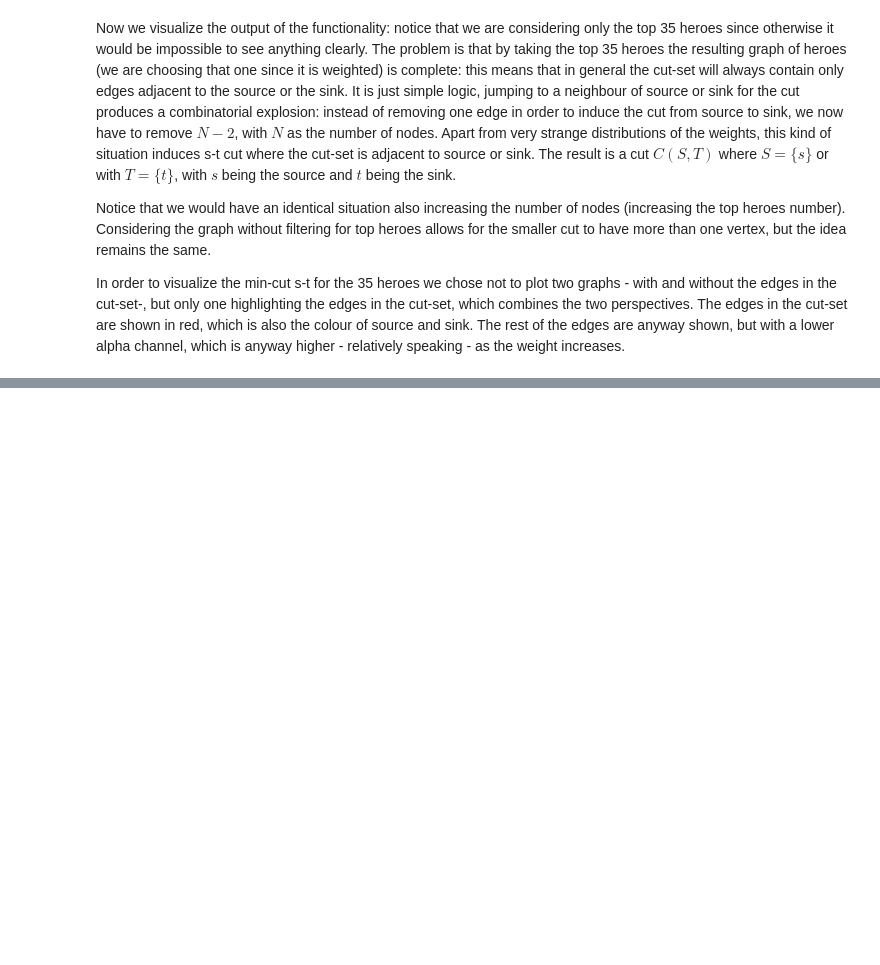
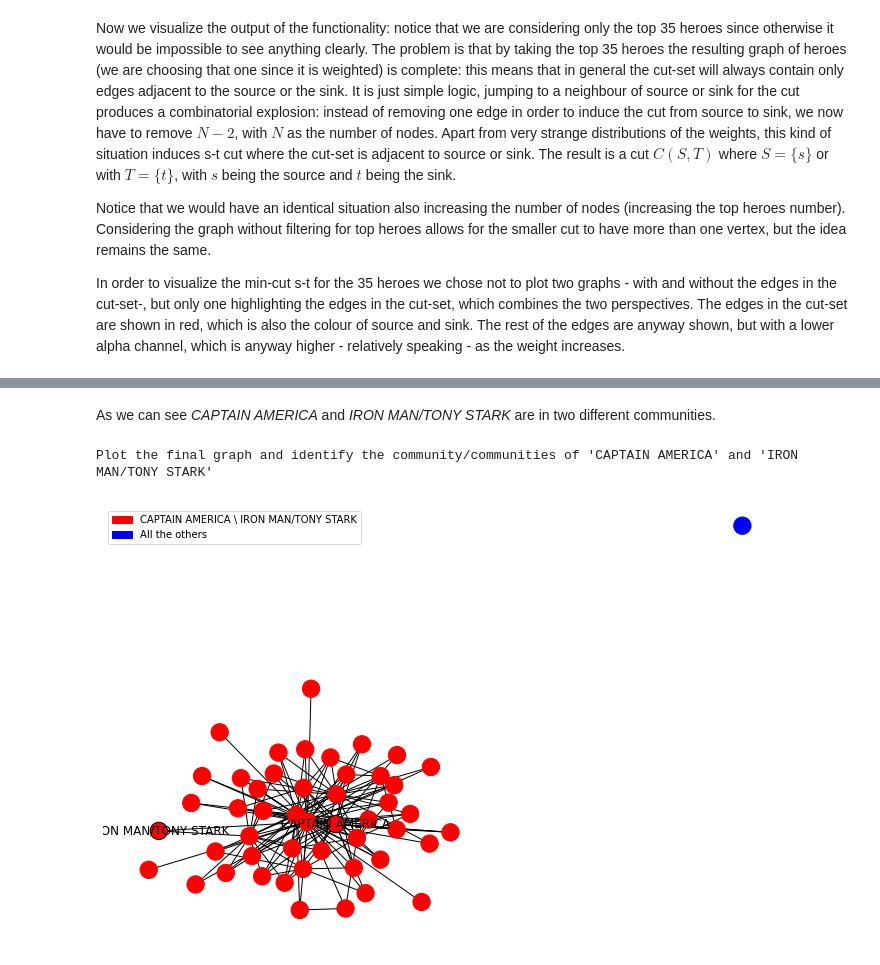
Before and after one commit to sim2000dg/ADM_homework5_group18, a Jupyter notebook: main.ipynb, the cells around one changed output, grey strips where cells are left out. Cells and saved outputs as stored; diff of their text form; code cells hidden in the pictures; blank space fills up the shorter version.

```diff
--- a/main.ipynb
+++ b/main.ipynb
@@ -273,0 +335,9 @@ plt.show()
+# %% [markdown]
+As we can see _CAPTAIN AMERICA_ and _IRON MAN/TONY STARK_ are in two different communities.
+# %%
+plt.gcf().set_size_inches((12, 8))
+print("Plot the final graph and identify the community/communities of 'CAPTAIN AMERICA' and 'IRON MAN/TONY STARK'")
+idhero = identifygroup(graph1,'CAPTAIN AMERICA','IRON MAN/TONY STARK', color_map)  # given heros' communities
+# %% [output]
+Plot the final graph and identify the community/communities of 'CAPTAIN AMERICA' and 'IRON MAN/TONY STARK'
+[figure, added]
```
Also changed, not shown: parts of 11 cells of this notebook.
